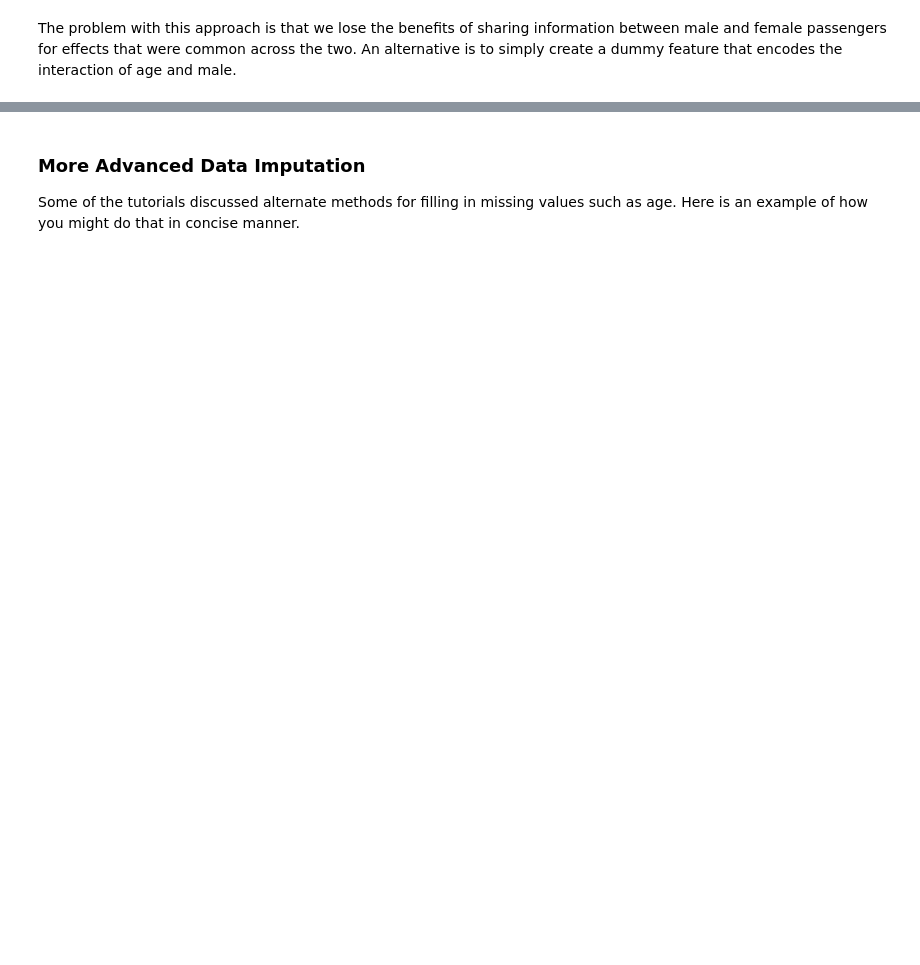
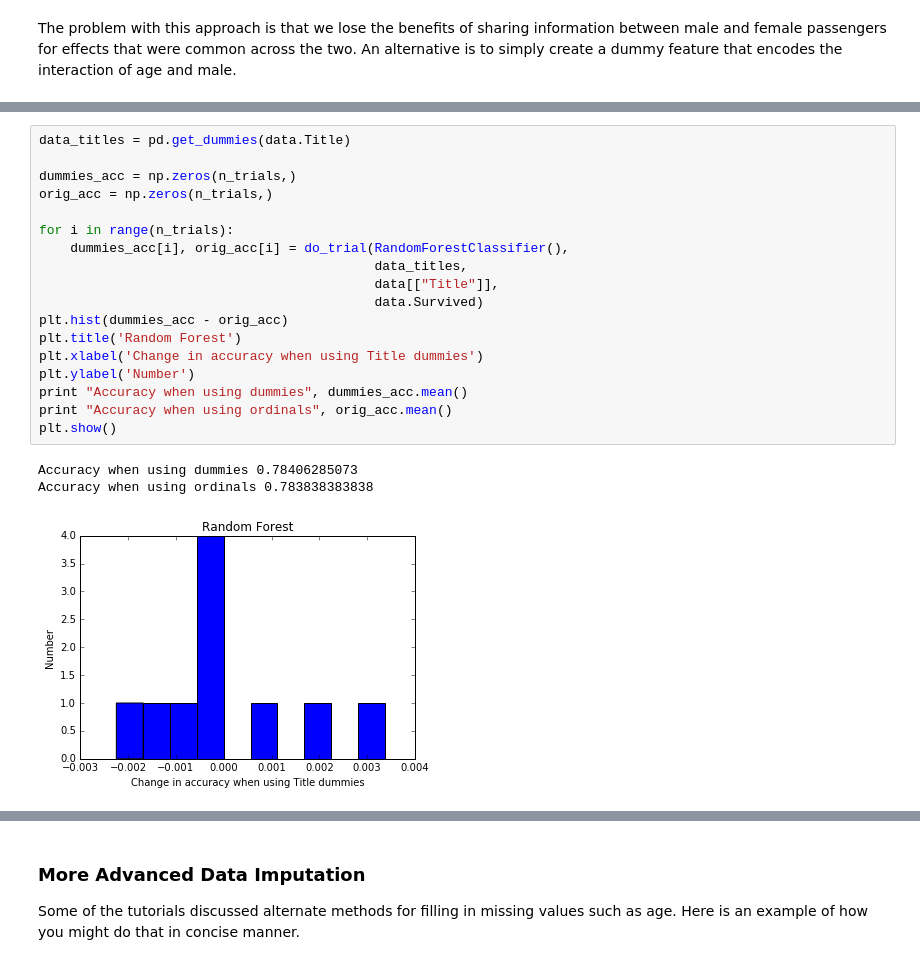
Before and after one commit to paulruvolo/DataScience16, a Jupyter notebook: inclass/day13/model_iteration_2_debrief.ipynb, the cells around one changed output, grey strips where cells are left out. Saved outputs shown, nothing was run; the diff lists cells and outputs as text; blank space fills up the shorter version.

```diff
--- a/inclass/day13/model_iteration_2_debrief.ipynb
+++ b/inclass/day13/model_iteration_2_debrief.ipynb
@@ -393,0 +407,22 @@ This is a specific example of a broader need to consider feature engineering wit
+# %%
+data_titles = pd.get_dummies(data.Title)
+
+dummies_acc = np.zeros(n_trials,)
+orig_acc = np.zeros(n_trials,)
+
+for i in range(n_trials):
+    dummies_acc[i], orig_acc[i] = do_trial(RandomForestClassifier(),
+                                           data_titles,
+                                           data[["Title"]],
+                                           data.Survived)
+plt.hist(dummies_acc - orig_acc)
+plt.title('Random Forest')
+plt.xlabel('Change in accuracy when using Title dummies')
+plt.ylabel('Number')
+print "Accuracy when using dummies", dummies_acc.mean()
+print "Accuracy when using ordinals", orig_acc.mean()
+plt.show()
+# %% [output]
+Accuracy when using dummies 0.78406285073
+Accuracy when using ordinals 0.783838383838
+[figure, added]
```
Also changed, not shown: parts of 22 cells of this notebook.
